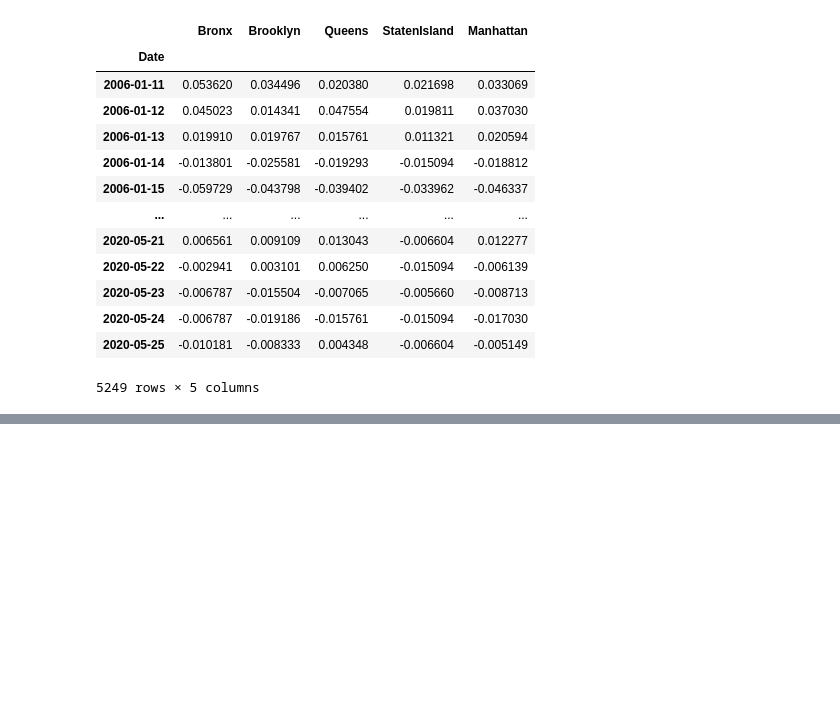
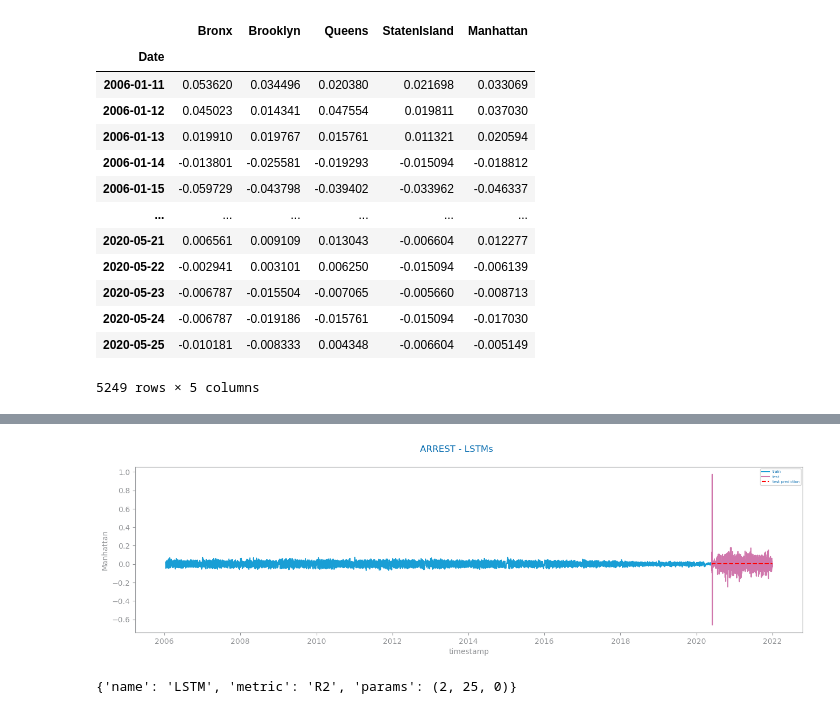
Before and after one commit to MatsNissen-Lie/kdd-process, a Jupyter notebook: src/time_series/3_models_arrest_lstm.ipynb, the cells around one changed output, grey strips where cells are left out. Saved outputs shown, nothing was run; the diff lists cells and outputs as text; code cells hidden in the pictures; blank space fills up the shorter version.

```diff
--- a/src/time_series/3_models_arrest_lstm.ipynb
+++ b/src/time_series/3_models_arrest_lstm.ipynb
@@ -230,0 +290,19 @@ seq length=2 hidden_units=25 nr_episodes=0 0.0071566104888916016
+# %%
+
+timecol: str = "timestamp"
+
+plot_forecasting_series(
+    train[best_length:],
+    test[best_length:],
+    pred_series,
+    title=f"{file_tag} - LSTMs ",
+    xlabel=timecol,
+    ylabel=target,
+)
+savefig(f"images/{file_tag}_lstms_{measure}_forecast.png")
+# %% [output]
+[figure, added]
+# %%
+best_params
+# %% [output]
+{'name': 'LSTM', 'metric': 'R2', 'params': (2, 25, 0)}
```
Also changed, not shown: parts of 4 cells of this notebook, 6 other files.
